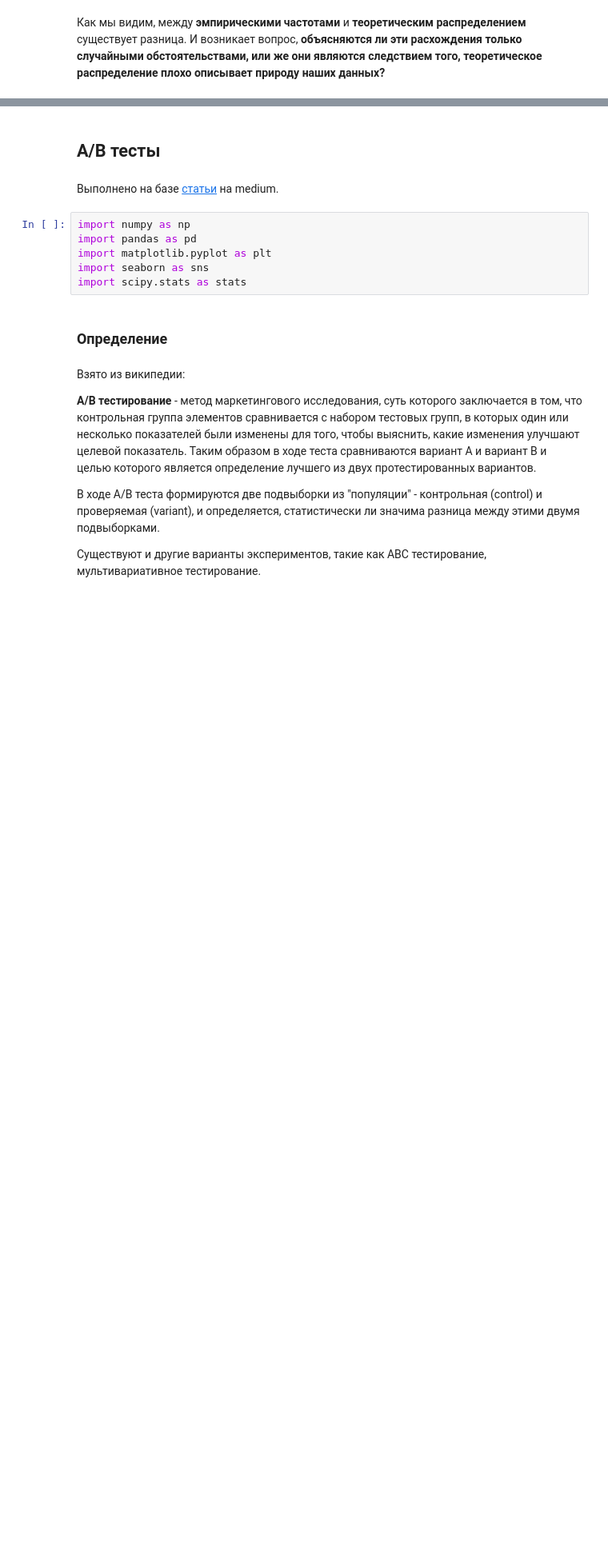
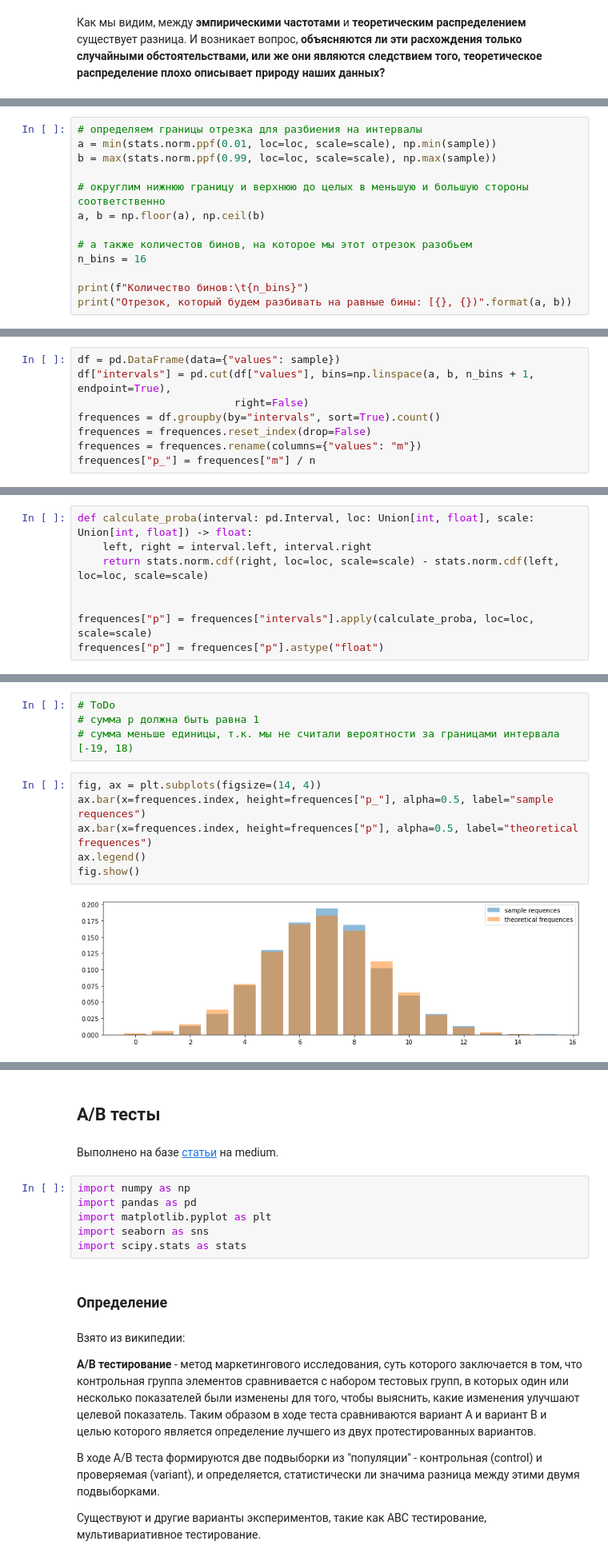
Before and after one commit to JosephFrancisTribbiani/ds, a Jupyter notebook: Statistic/stat_tests.ipynb, the cells around one changed output, grey strips where cells are left out. Shown at 80% size. Drawn from its saved outputs; the diff is of its cells as text; blank space fills up the shorter version.

```diff
--- a/Statistic/stat_tests.ipynb
+++ b/Statistic/stat_tests.ipynb
@@ -85,0 +80,13 @@ array([Interval(-19.475, -18.011, closed='left'),
+# %%
+# определяем границы отрезка для разбиения на интервалы
+a = min(stats.norm.ppf(0.01, loc=loc, scale=scale), np.min(sample))
+b = max(stats.norm.ppf(0.99, loc=loc, scale=scale), np.max(sample))
+
+# округлим нижнюю границу и верхнюю до целых в меньшую и большую стороны соответственно
+a, b = np.floor(a), np.ceil(b)
+
+# а также количестов бинов, на которое мы этот отрезок разобьем
+n_bins = 16
+
+print(f"Количество бинов:\t{n_bins}")
+print("Отрезок, который будем разбивать на равные бины: [{}, {})".format(a, b))
@@ -85,0 +98,8 @@ array([Interval(-19.475, -18.011, closed='left'),
+# %%
+df = pd.DataFrame(data={"values": sample})
+df["intervals"] = pd.cut(df["values"], bins=np.linspace(a, b, n_bins + 1, endpoint=True),
+                         right=False)
+frequences = df.groupby(by="intervals", sort=True).count()
+frequences = frequences.reset_index(drop=False)
+frequences = frequences.rename(columns={"values": "m"})
+frequences["p_"] = frequences["m"] / n
@@ -85,0 +124,8 @@ array([Interval(-19.475, -18.011, closed='left'),
+# %%
+def calculate_proba(interval: pd.Interval, loc: Union[int, float], scale: Union[int, float]) -> float:
+    left, right = interval.left, interval.right
+    return stats.norm.cdf(right, loc=loc, scale=scale) - stats.norm.cdf(left, loc=loc, scale=scale)
+
+
+frequences["p"] = frequences["intervals"].apply(calculate_proba, loc=loc, scale=scale)
+frequences["p"] = frequences["p"].astype("float")
@@ -85,0 +154,12 @@ array([Interval(-19.475, -18.011, closed='left'),
+# %%
+# ToDo
+# сумма p должна быть равна 1
+# сумма меньше единицы, т.к. мы не считали вероятности за границами интервала [-19, 18)
+# %%
+fig, ax = plt.subplots(figsize=(14, 4))
+ax.bar(x=frequences.index, height=frequences["p_"], alpha=0.5, label="sample requences")
+ax.bar(x=frequences.index, height=frequences["p"], alpha=0.5, label="theoretical frequences")
+ax.legend()
+fig.show()
+# %% [output]
+[figure, added]
```
Also changed, not shown: parts of 26 cells of this notebook, 1 other file.
